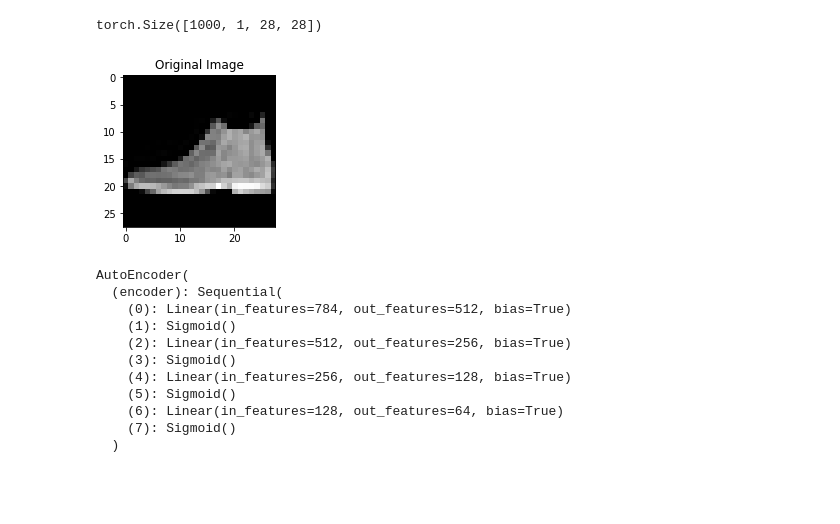
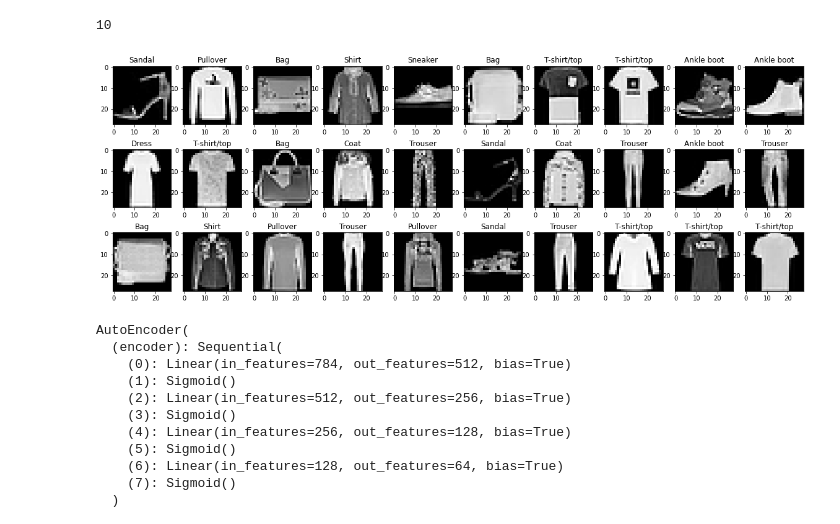
Before and after one commit to debonil/dlops-23, a Jupyter notebook: dlops-lab2.ipynb, the cells around one changed output. Saved outputs shown, nothing was run; the diff lists cells and outputs as text; code cells hidden in the pictures; blank space fills up the shorter version.

```diff
--- a/dlops-lab2.ipynb
+++ b/dlops-lab2.ipynb
@@ -3,13 +3,10 @@ import torch
 import torch.nn as nn
 import torch.optim as optim
 from torchvision import datasets, transforms
-
 import numpy as np
 import matplotlib.pyplot as plt
-
-plt.style.use('default')
 # %%
 transform = transforms.ToTensor()
 
-traindataset = datasets.FashionMNIST('.', download=True, train=True, transform=transform)
-testdataset = datasets.FashionMNIST('.', download=True, train=False, transform=transform)
+traindataset = datasets.FashionMNIST('./downloads/', download=True, train=True, transform=transform)
+testdataset = datasets.FashionMNIST('./downloads/', download=True, train=False, transform=transform)
@@ -17,24 +34,28 @@ testdataset = datasets.FashionMNIST('.', download=True, train=False, transform=t
 bs =1000
 trainloader = torch.utils.data.DataLoader(traindataset, batch_size=bs, shuffle=True, num_workers=4)
 testloader = torch.utils.data.DataLoader(testdataset, batch_size=bs, shuffle=False, num_workers=4)
-# %%
-next(iter(testloader))[0].shape
-# %% [output]
-torch.Size([1000, 1, 28, 28])
+# %%
+len(testdataset.classes)
+# %% [output]
+10
 # %%
+def view_samples():
 
-test_images, labels = next(iter(testloader))
+    test_images, labels = next(iter(testloader))
 
-
-
-inp = test_images.view(-1, 28, 28)
-
-fig = plt.figure()
-plot = fig.add_subplot(1, 2, 1)
-plot.set_title('Original Image')
-imgplot = plt.imshow(inp[0].cpu(), cmap='gray')
+    fig = plt.figure(figsize =(20,7))
+    nrows = 3
+    ncols = 10
+    b=np.random.randint(0,test_images.shape[0]-nrows*ncols)
+    for i in range(nrows*ncols):
+        inp = test_images.view(-1, 28, 28)
+        plot = fig.add_subplot(nrows, ncols, i+1)
+        plot.set_title(testdataset.classes[labels[i+b].cpu().numpy()])
+        imgplot = plt.imshow(inp[i+b].cpu(), cmap='gray')
+    plt.show()
+view_samples()
 # %% [output]
-[figure, old version]
+[figure, new version]
 # %%
 
 class AutoEncoder(nn.Module):
```
Also changed, not shown: parts of 3 cells of this notebook.
